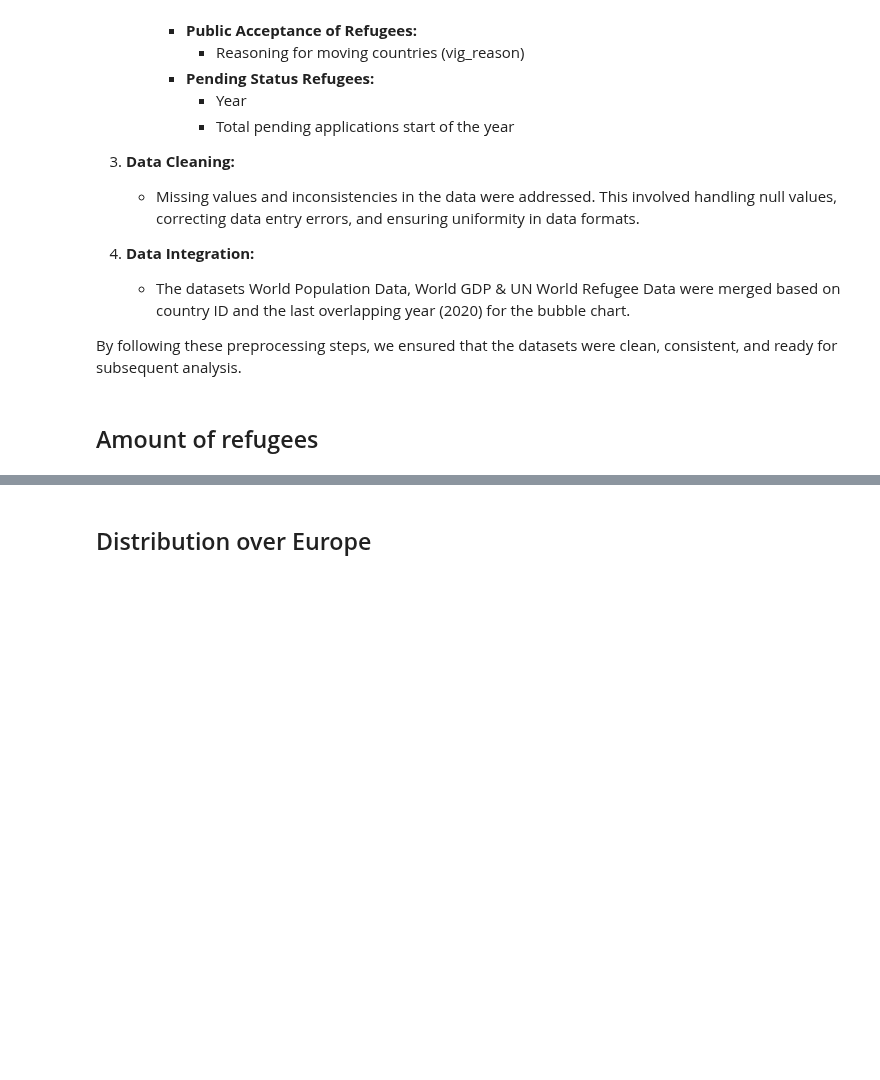
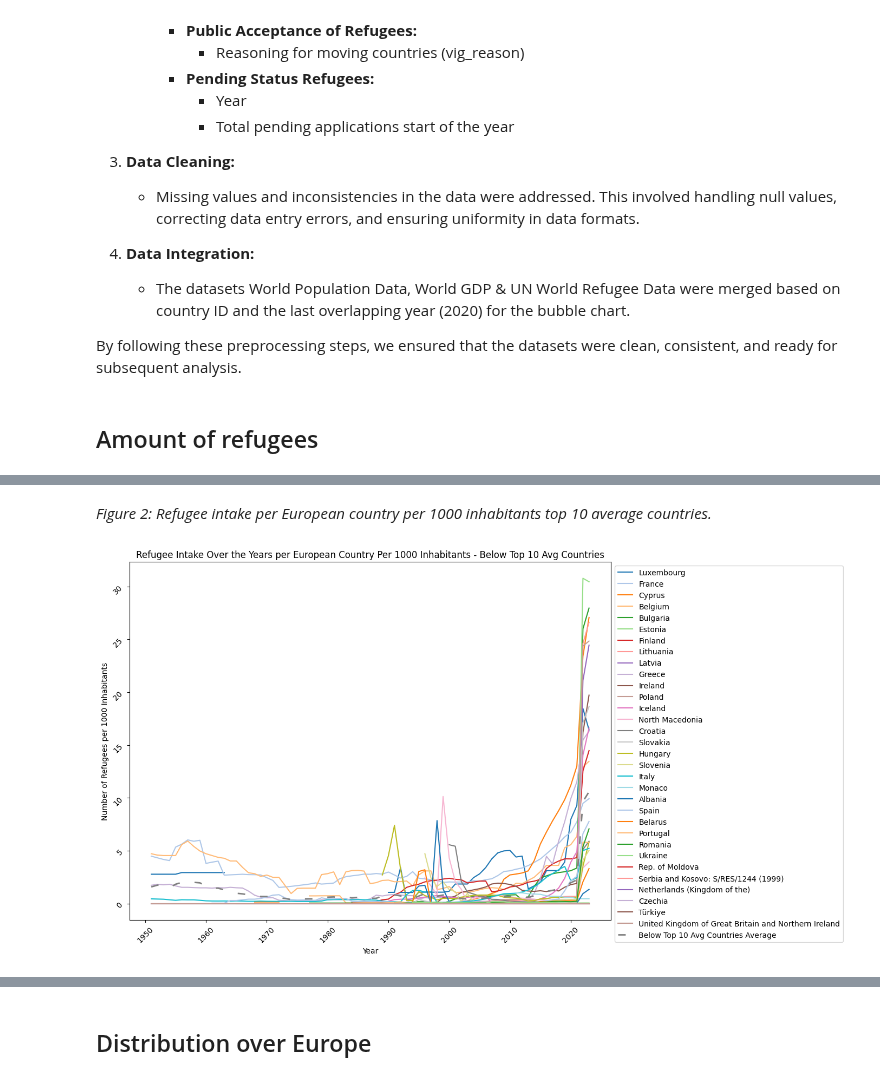
Before and after one commit to Nand-uva/InfoVis, a Jupyter notebook: docs/notebook.ipynb, the cells around one changed output, grey strips where cells are left out. Cells and saved outputs as stored; diff of their text form; code cells hidden in the pictures; blank space fills up the shorter version.

```diff
--- a/docs/notebook.ipynb
+++ b/docs/notebook.ipynb
@@ -214,0 +174,22 @@ UsageError: Line magic function `%%capture` not found.
+# %% [markdown]
+*Figure 2: Refugee intake per European country per 1000 inhabitants top 10 average countries.*
+# %%
+below_top_10_avg_countries_per_capita = average_refugees_per_year_per_capita.sort_values(ascending=False).iloc[10:].index
+below_top_10_avg_countries_data_per_capita = data_grouped_per_capita[below_top_10_avg_countries_per_capita]
+below_top_10_avg_line_per_capita = below_top_10_avg_countries_data_per_capita.mean(axis=1)
+
+plt.figure(figsize=(14, 8))
+for country in below_top_10_avg_countries_per_capita:
+    plt.plot(data_grouped_per_capita.index, data_grouped_per_capita[country], label=country, linestyle=next(itertools.cycle(line_styles)), color=next(remaining_colors))
+plt.plot(data_grouped_per_capita.index, below_top_10_avg_line_per_capita, label='Below Top 10 Avg Countries Average', linestyle=striped_line, color='grey', linewidth=2)
+plt.title('Refugee Intake Over the Years per European Country Per 1000 Inhabitants - Below Top 10 Avg Countries')
+plt.xlabel('Year')
+plt.ylabel('Number of Refugees per 1000 Inhabitants')
+plt.xticks(rotation=45)
+plt.yticks(rotation=45)
+plt.ticklabel_format(style='plain', axis='y')
+plt.legend(loc='upper left', bbox_to_anchor=(1, 1))
+plt.tight_layout()
+plt.show()
+# %% [output]
+[figure, added]
```
Also changed, not shown: parts of 6 cells of this notebook, 2 other files.
